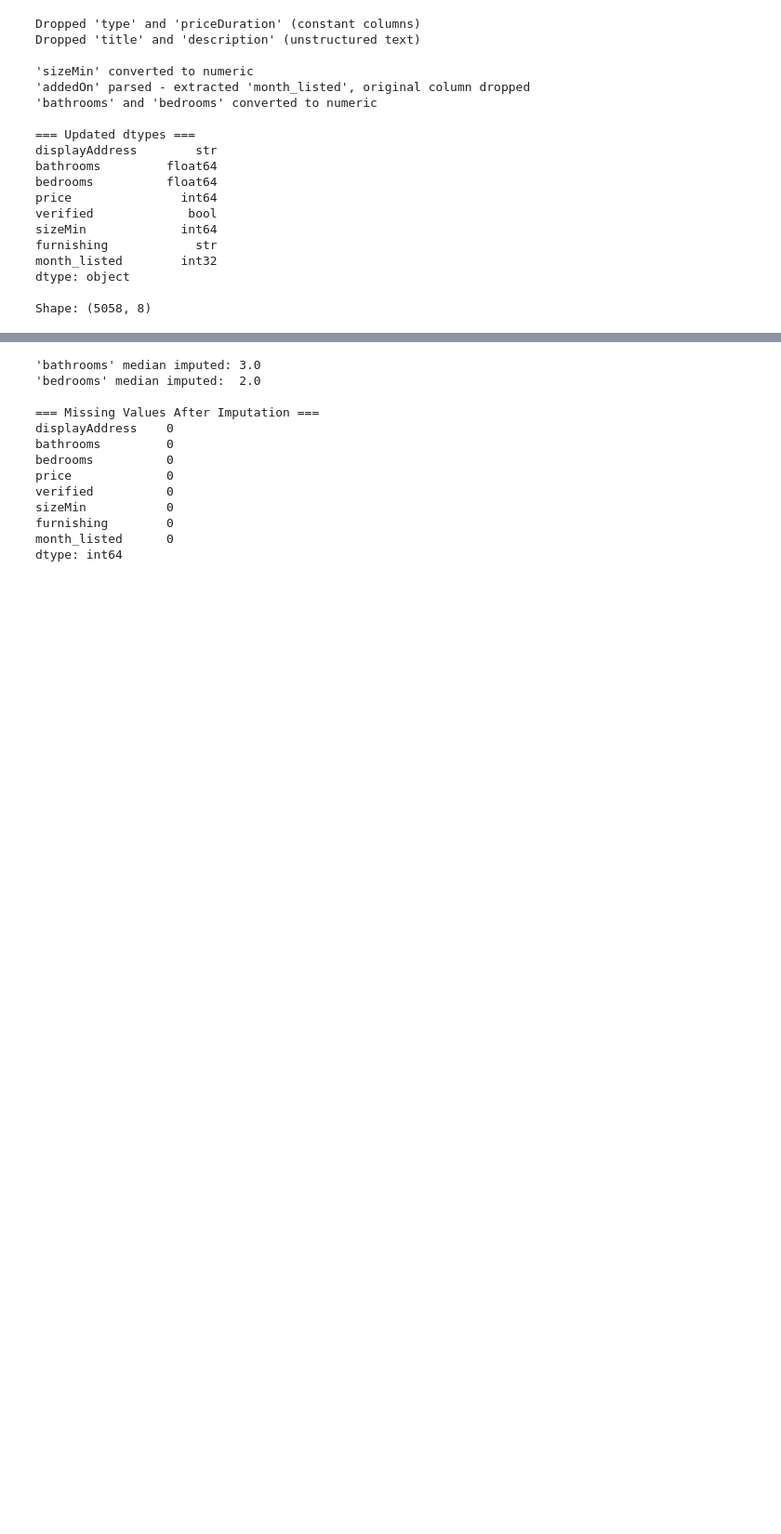
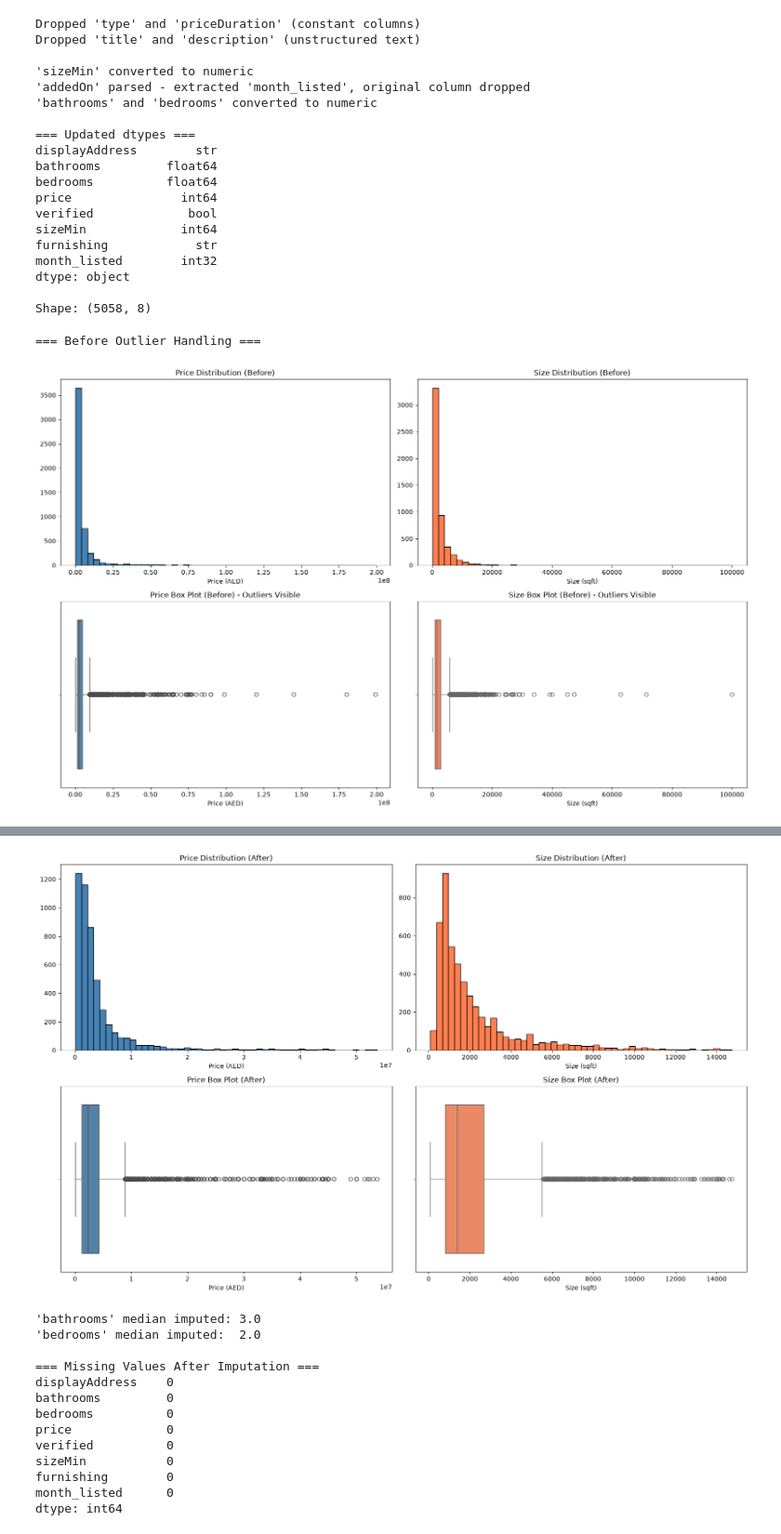
Before and after one commit to Jan-Hrusa/CSCI323_Project, a Jupyter notebook: CSCI323_PROJECT.ipynb, the cells around one changed output, grey strips where cells are left out. Shown at 93% size. Drawn from its saved outputs; the diff is of its cells as text; code cells hidden in the pictures; blank space fills up the shorter version.

```diff
--- a/CSCI323_PROJECT.ipynb
+++ b/CSCI323_PROJECT.ipynb
@@ -172,3 +172,80 @@ month_listed        int32
 dtype: object
 
 Shape: (5058, 8)
+# %%
+# Outlier Detection & Removal - Histograms + Boxplots (Before & After)
+
+
+
+print("=== Before Outlier Handling ===")
+
+fig, axes = plt.subplots(2, 2, figsize=(16, 10))
+
+# Histograms BEFORE outlier handling
+axes[0, 0].hist(df['price'], bins=50, color='steelblue', edgecolor='black')
+axes[0, 0].set_title('Price Distribution (Before)')
+axes[0, 0].set_xlabel('Price (AED)')
+
+axes[0, 1].hist(df['sizeMin'], bins=50, color='coral', edgecolor='black')
+axes[0, 1].set_title('Size Distribution (Before)')
+axes[0, 1].set_xlabel('Size (sqft)')
+
+# Box Plots BEFORE outlier handling
+sns.boxplot(x=df['price'], ax=axes[1, 0], color='steelblue')
+axes[1, 0].set_title('Price Box Plot (Before) - Outliers Visible')
+axes[1, 0].set_xlabel('Price (AED)')
+
+sns.boxplot(x=df['sizeMin'], ax=axes[1, 1], color='coral')
+axes[1, 1].set_title('Size Box Plot (Before) - Outliers Visible')
+axes[1, 1].set_xlabel('Size (sqft)')
+
+plt.tight_layout()
+plt.show()
+
+# Outlier handling function
+
+def handle_top_outliers(dataframe, column, percentile=99):
+    #Handle only the top extreme outliers.
+
+    upper_limit = dataframe[column].quantile(percentile / 100.0)
+    before = len(dataframe)
+
+    dataframe = dataframe[dataframe[column] <= upper_limit].copy()
+    removed = before - len(dataframe)
+    print(f"'{column}': removed {removed} top outliers (above {percentile}th percentile = {upper_limit:,.0f})")
+
+    return dataframe
+
+# Applying top outlier handling
+df = handle_top_outliers(df, 'price', percentile=99)
+df = handle_top_outliers(df, 'sizeMin', percentile=99)
+
+print(f"\nShape after outlier handling: {df.shape}")
+
+print("\n=== After Outlier Handling ===")
+
+fig, axes = plt.subplots(2, 2, figsize=(16, 10))
+
+# Histograms AFTER outlier handling
+axes[0, 0].hist(df['price'], bins=50, color='steelblue', edgecolor='black')
+axes[0, 0].set_title('Price Distribution (After)')
+axes[0, 0].set_xlabel('Price (AED)')
+
+axes[0, 1].hist(df['sizeMin'], bins=50, color='coral', edgecolor='black')
+axes[0, 1].set_title('Size Distribution (After)')
+axes[0, 1].set_xlabel('Size (sqft)')
+
+# Box Plots AFTER outlier handling
+sns.boxplot(x=df['price'], ax=axes[1, 0], color='steelblue')
+axes[1, 0].set_title('Price Box Plot (After)')
+axes[1, 0].set_xlabel('Price (AED)')
+
+sns.boxplot(x=df['sizeMin'], ax=axes[1, 1], color='coral')
+axes[1, 1].set_title('Size Box Plot (After)')
+axes[1, 1].set_xlabel('Size (sqft)')
+
+plt.tight_layout()
+plt.show()
+# %% [output]
+=== Before Outlier Handling ===
+[figure, added]
@@ -175,3 +258,4 @@ Shape: (5058, 8)
+[figure, added]
 # %%
 # Handle Missing Values
 
```
Also changed, not shown: parts of 8 cells of this notebook.
